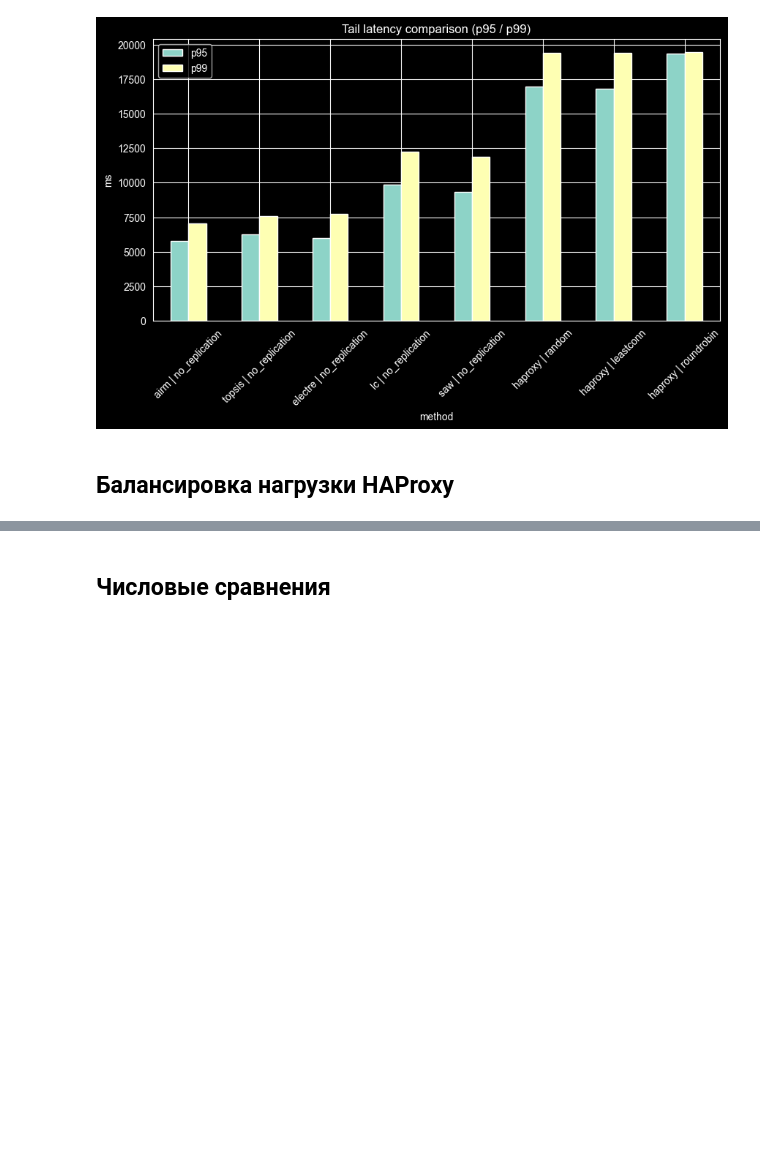
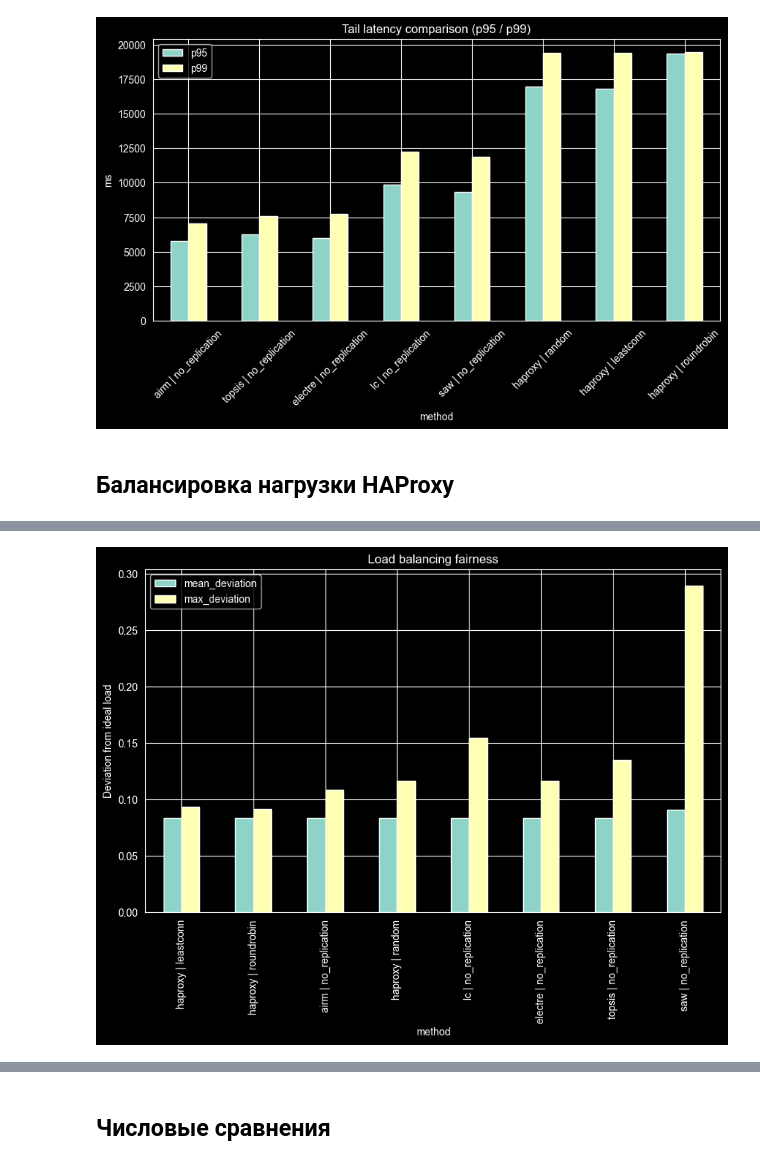
Before and after one commit to FluxBalancer/fluxbalancer-evaluation, a Jupyter notebook: src/analyze/eval_v3.ipynb, the cells around one changed output, grey strips where cells are left out. Cells and saved outputs as stored; diff of their text form; code cells hidden in the pictures; blank space fills up the shorter version.

```diff
--- a/src/analyze/eval_v3.ipynb
+++ b/src/analyze/eval_v3.ipynb
@@ -652,2 +711,31 @@ plt.show()
+# %%
+rows = []
+
+n_servers = socket_counts_balancing["backend_clean"].nunique()
+ideal = 1 / n_servers
+
+for method, group in socket_counts_balancing.groupby("method"):
+
+    counts = group["count"].values
+    share = counts / counts.sum()
+
+    deviation = np.abs(share - ideal)
+
+    rows.append({
+        "method": method,
+        "mean_deviation": deviation.mean(),
+        "max_deviation": deviation.max()
+    })
+
+dev_df = pd.DataFrame(rows).set_index("method")
+
+dev_df.sort_values("mean_deviation").plot(kind="bar", figsize=(10,6))
+
+plt.ylabel("Deviation from ideal load")
+plt.title("Load balancing fairness")
+
+plt.show()
+# %% [output]
+[figure, added]
 # %%
 lat_mean = (
```
Also changed, not shown: parts of 20 cells of this notebook.
